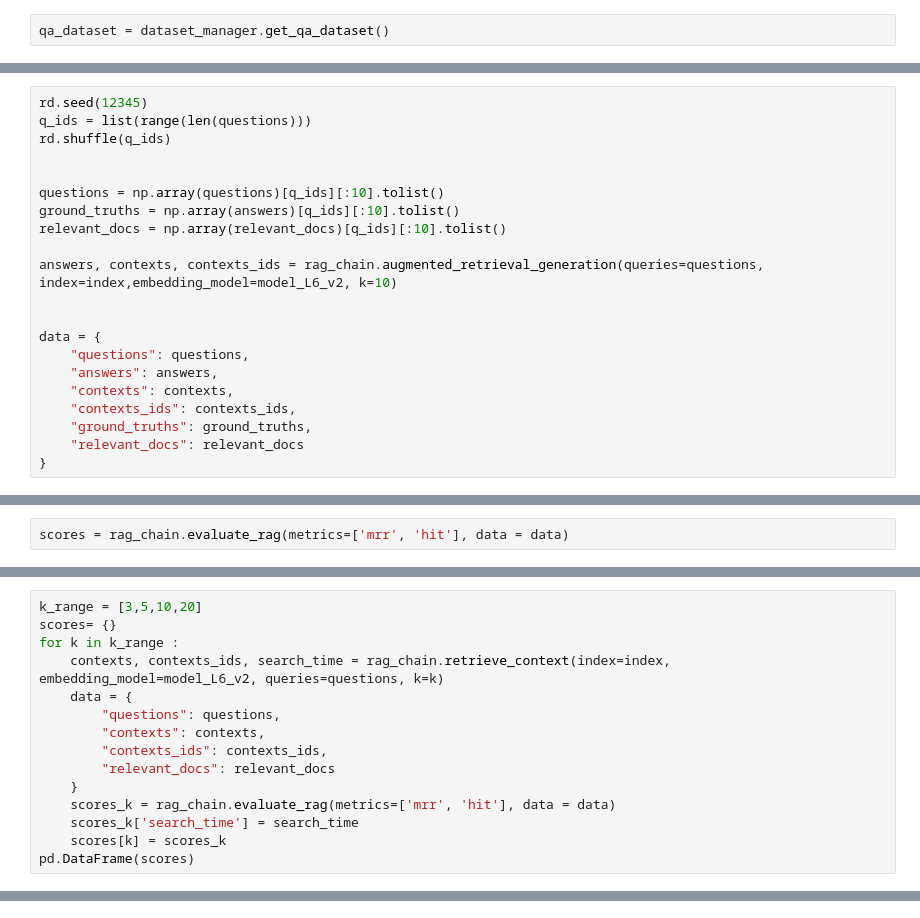
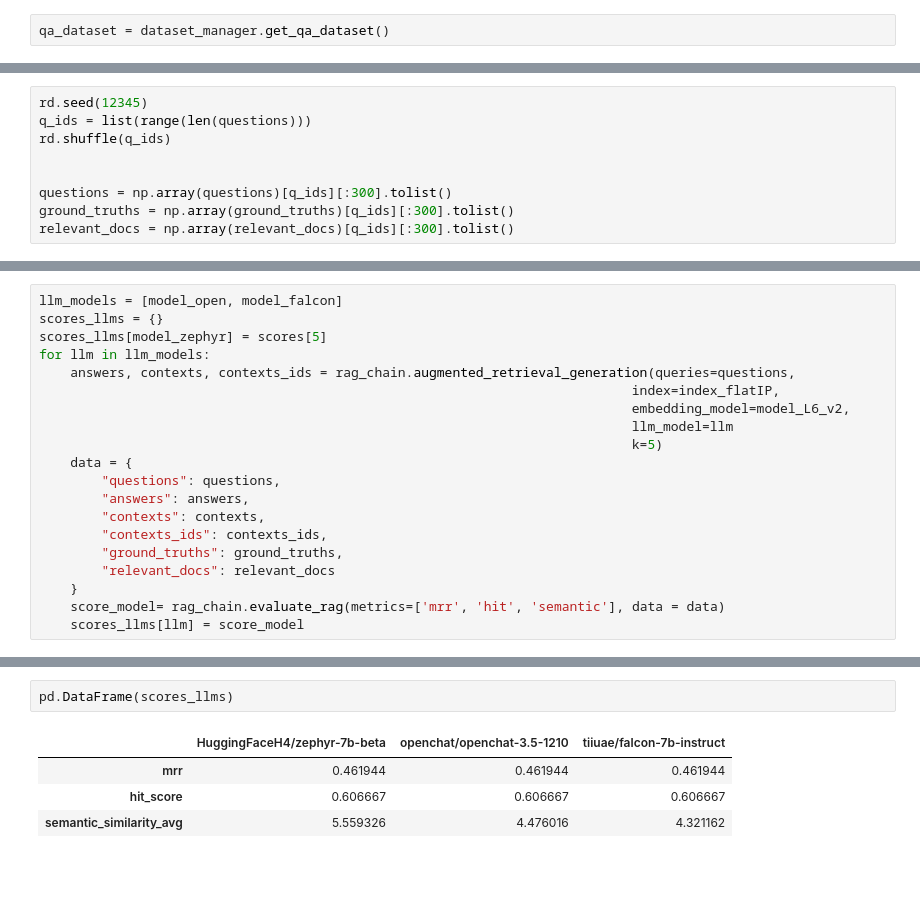
Before and after one commit to jeremdesno/RAG_chatbot, a Jupyter notebook: scripts/rag_evaluation.ipynb, the cells around one changed output, grey strips where cells are left out. Saved outputs shown, nothing was run; the diff lists cells and outputs as text; blank space fills up the shorter version.

Commit message:
Semantic scoring

```diff
--- a/scripts/rag_evaluation.ipynb
+++ b/scripts/rag_evaluation.ipynb
@@ -213,18 +301,6 @@ q_ids = list(range(len(questions)))
 rd.shuffle(q_ids)
 
 
-questions = np.array(questions)[q_ids][:10].tolist()
-ground_truths = np.array(answers)[q_ids][:10].tolist()
-relevant_docs = np.array(relevant_docs)[q_ids][:10].tolist()
-
-answers, contexts, contexts_ids = rag_chain.augmented_retrieval_generation(queries=questions, index=index,embedding_model=model_L6_v2, k=10)
-
-
-data = {
-    "questions": questions,
-    "answers": answers,
-    "contexts": contexts,
-    "contexts_ids": contexts_ids,
-    "ground_truths": ground_truths,
-    "relevant_docs": relevant_docs
-}
+questions = np.array(questions)[q_ids][:300].tolist()
+ground_truths = np.array(ground_truths)[q_ids][:300].tolist()
+relevant_docs = np.array(relevant_docs)[q_ids][:300].tolist()
@@ -259,2 +343,0 @@ average search time per query: 0.017087084709279467
-# %%
-scores = rag_chain.evaluate_rag(metrics=['mrr', 'hit'], data = data)
@@ -261,16 +351,21 @@ scores = rag_chain.evaluate_rag(metrics=['mrr', 'hit'], data = data)
 # %%
-k_range = [3,5,10,20]
-scores= {}
-for k in k_range :
-    contexts, contexts_ids, search_time = rag_chain.retrieve_context(index=index, embedding_model=model_L6_v2, queries=questions, k=k)
+llm_models = [model_open, model_falcon]
+scores_llms = {}
+scores_llms[model_zephyr] = scores[5]
+for llm in llm_models:
+    answers, contexts, contexts_ids = rag_chain.augmented_retrieval_generation(queries=questions,
+                                                                            index=index_flatIP,
+                                                                            embedding_model=model_L6_v2,
+                                                                            llm_model=llm
+                                                                            k=5)
     data = {
         "questions": questions,
+        "answers": answers,
         "contexts": contexts,
         "contexts_ids": contexts_ids,
+        "ground_truths": ground_truths,
         "relevant_docs": relevant_docs
     }
-    scores_k = rag_chain.evaluate_rag(metrics=['mrr', 'hit'], data = data)
-    scores_k['search_time'] = search_time
-    scores[k] = scores_k
-pd.DataFrame(scores)
+    score_model= rag_chain.evaluate_rag(metrics=['mrr', 'hit', 'semantic'], data = data)
+    scores_llms[llm] = score_model
 # %% [output]
@@ -277,0 +389,7 @@ KeyboardInterrupt:
+# %%
+pd.DataFrame(scores_llms)
+# %% [output]
+|  | HuggingFaceH4/zephyr-7b-beta | openchat/openchat-3.5-1210 | tiiuae/falcon-7b-instruct |
+| mrr | 0.461944 | 0.461944 | 0.461944 |
+| hit_score | 0.606667 | 0.606667 | 0.606667 |
+| semantic_similarity_avg | 5.559326 | 4.476016 | 4.321162 |
```
Also changed, not shown: parts of 25 cells of this notebook, 1 other file.
